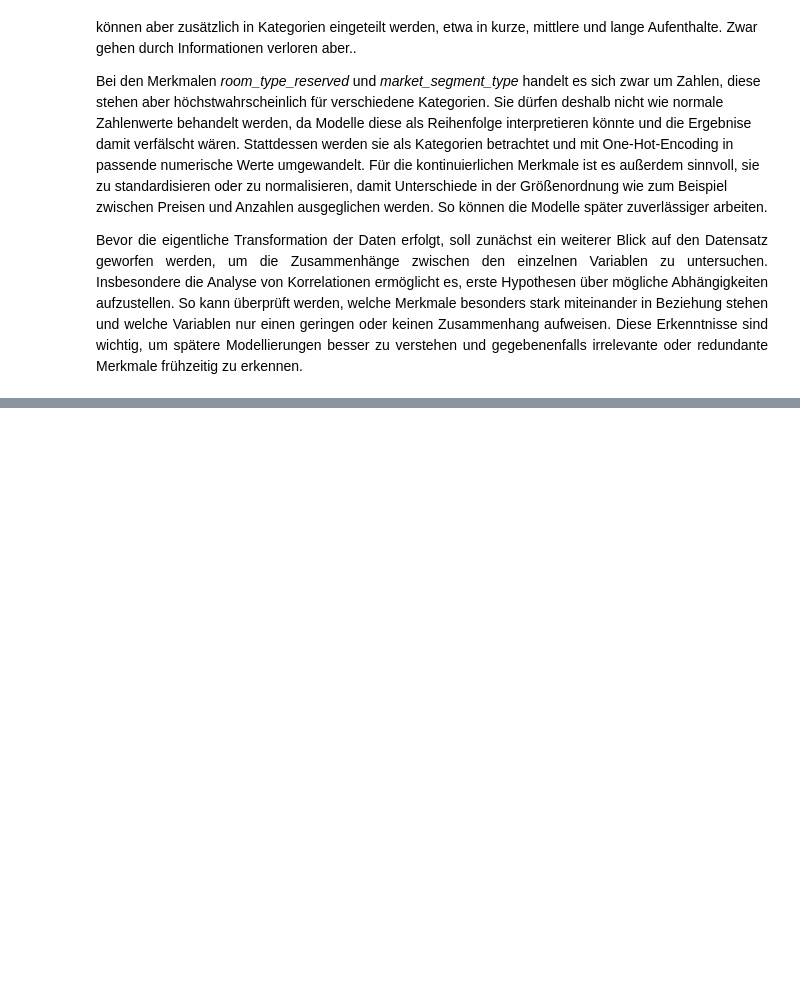
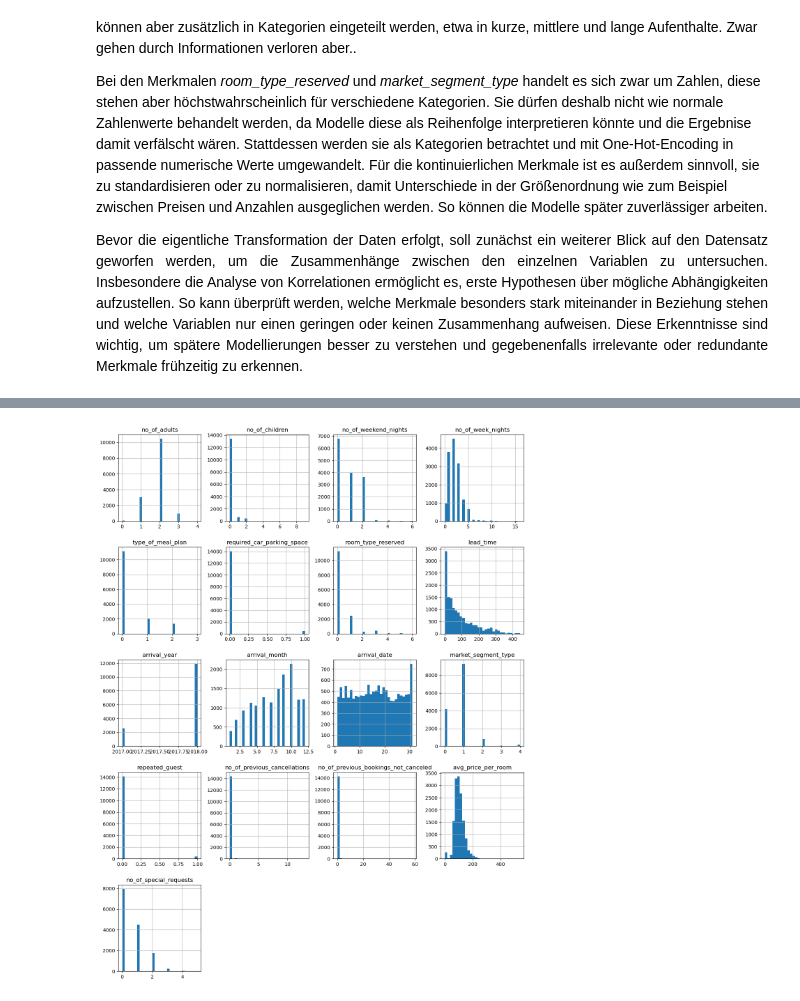
Before and after one commit to tommi-j/hausarbeit-ml, a Jupyter notebook: Hotelstornos.ipynb, the cells around one changed output, grey strips where cells are left out. Cells and saved outputs as stored; diff of their text form; code cells hidden in the pictures; blank space fills up the shorter version.

```diff
--- a/Hotelstornos.ipynb
+++ b/Hotelstornos.ipynb
@@ -405,0 +426,5 @@ plt.show()
+# %%
+train_hotel.hist(bins=30, figsize=(15,20))
+plt.show()
+# %% [output]
+[figure, added]
```
Also changed, not shown: parts of 2 cells of this notebook.
